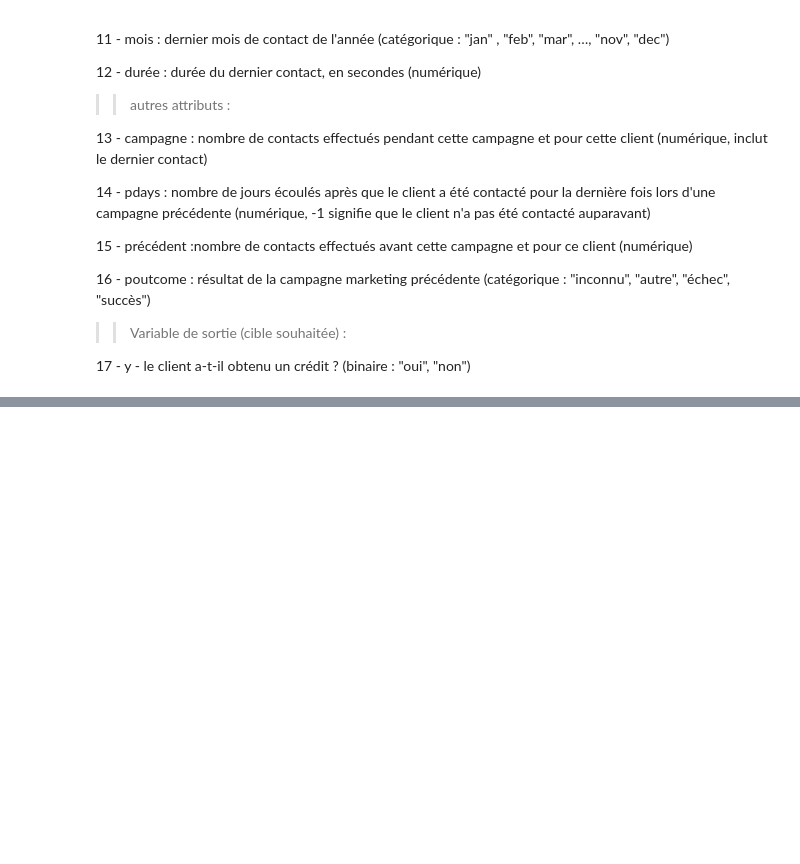
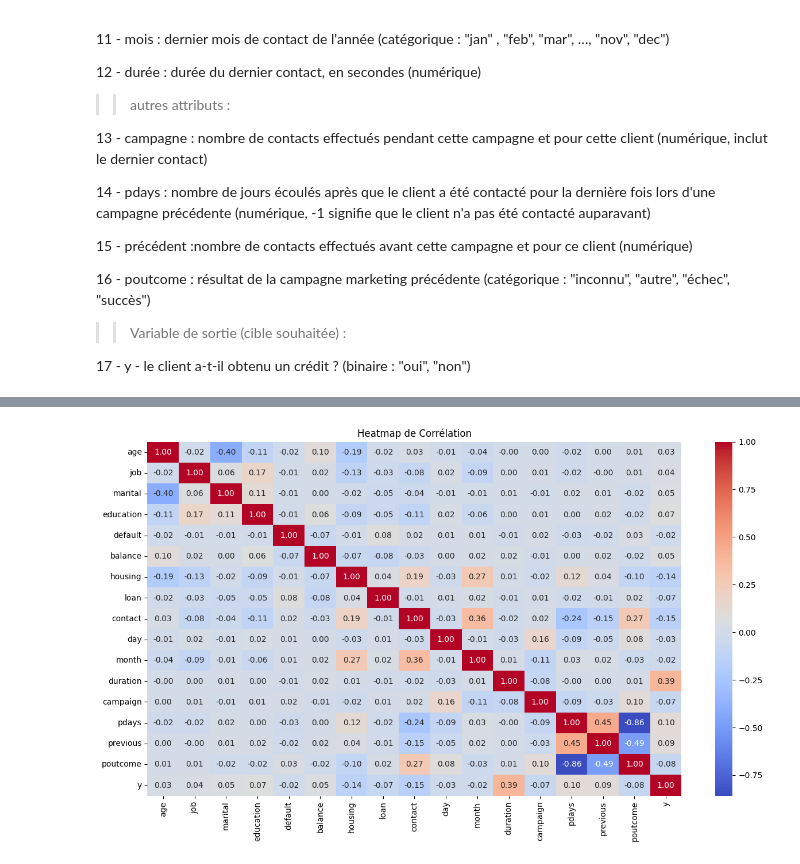
Before and after one commit to basileguerin/My-Credit, a Jupyter notebook: Analyse des données/Analyse préparatoire.ipynb, the cells around one changed output, grey strips where cells are left out. Cells and saved outputs as stored; diff of their text form; code cells hidden in the pictures; blank space fills up the shorter version.

```diff
--- a/Analyse des données/Analyse préparatoire.ipynb
+++ b/Analyse des données/Analyse préparatoire.ipynb
@@ -63,0 +130,4 @@ df
+# %%
+# Stockage des noms de colonnes catégoriques
+non_numerical = train.select_dtypes(exclude=['number']).columns.to_list()
+non_numerical
@@ -63,0 +143,12 @@ df
+# %%
+# Encodage des features catégoriques
+from sklearn.preprocessing import LabelEncoder
+encoders = {}
+
+for col in non_numerical:
+    le = LabelEncoder()
+    train[col] = le.fit_transform(train[col])
+    encoders[col] = le
+
+for col, le in encoders.items():
+    test[col] = le.transform(test[col])
@@ -63,0 +202,11 @@ df
+# %%
+# Heatmap de corrélation
+import seaborn as sns
+import matplotlib.pyplot as plt
+
+plt.figure(figsize=(15,8))
+sns.heatmap(train.corr(), annot=True, cmap='coolwarm', fmt='.2f')
+plt.title('Heatmap de Corrélation')
+plt.show()
+# %% [output]
+[figure, added]
```
Also changed, not shown: parts of 23 cells of this notebook.
